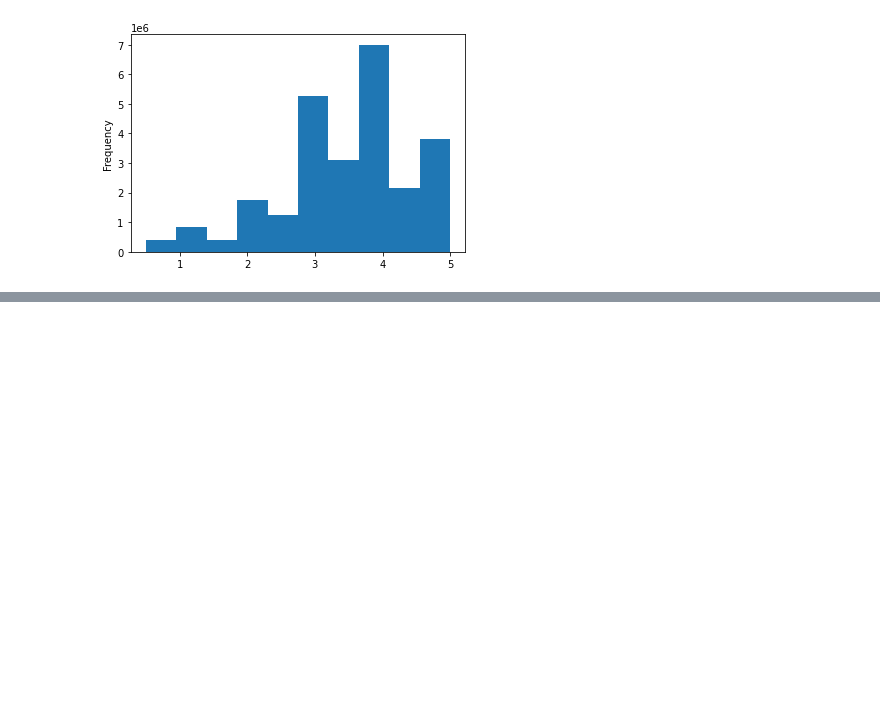
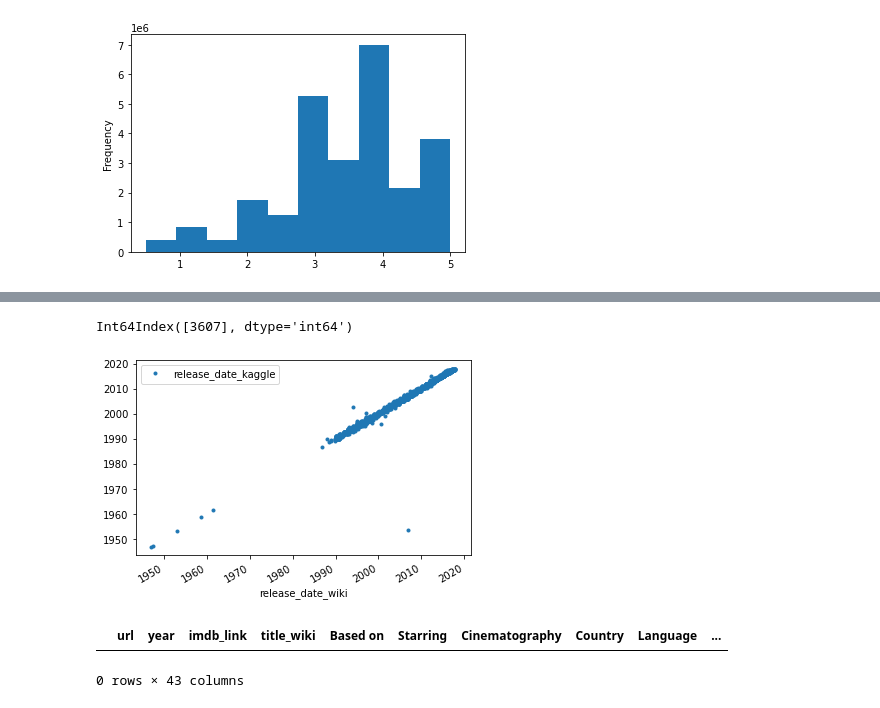
Before and after one commit to rgoldsberry/movies-etl, a Jupyter notebook: data_exploring.ipynb, the cells around one changed output, grey strips where cells are left out. Drawn from its saved outputs; the diff is of its cells as text; code cells hidden in the pictures; blank space fills up the shorter version.

```diff
--- a/data_exploring.ipynb
+++ b/data_exploring.ipynb
@@ -548,0 +600,10 @@ Name: rating, dtype: float64
+# %%
+#investigating release date cols
+
+movies_df[['release_date_wiki','release_date_kaggle']].plot(x='release_date_wiki', y='release_date_kaggle', style='.')
+
+#identifying the holida/from here to eternity as a row to drop
+movies_df[(movies_df['release_date_wiki'] > '1996-01-01') & (movies_df['release_date_kaggle'] < '1965-01-01')]
+# %% [output]
+Int64Index([3607], dtype='int64')
+[figure, added]
@@ -548,0 +614,6 @@ Name: rating, dtype: float64
+# %%
+movies_df[movies_df['release_date_wiki'].isnull()]
+movies_df[movies_df['release_date_kaggle'].isnull()]
+# %% [output]
+|  | url | year | imdb_link | title_wiki | Based on | Starring | Cinematography | Country | Language | ... |
+0 rows × 43 columns
```
Also changed, not shown: parts of 23 cells of this notebook.
